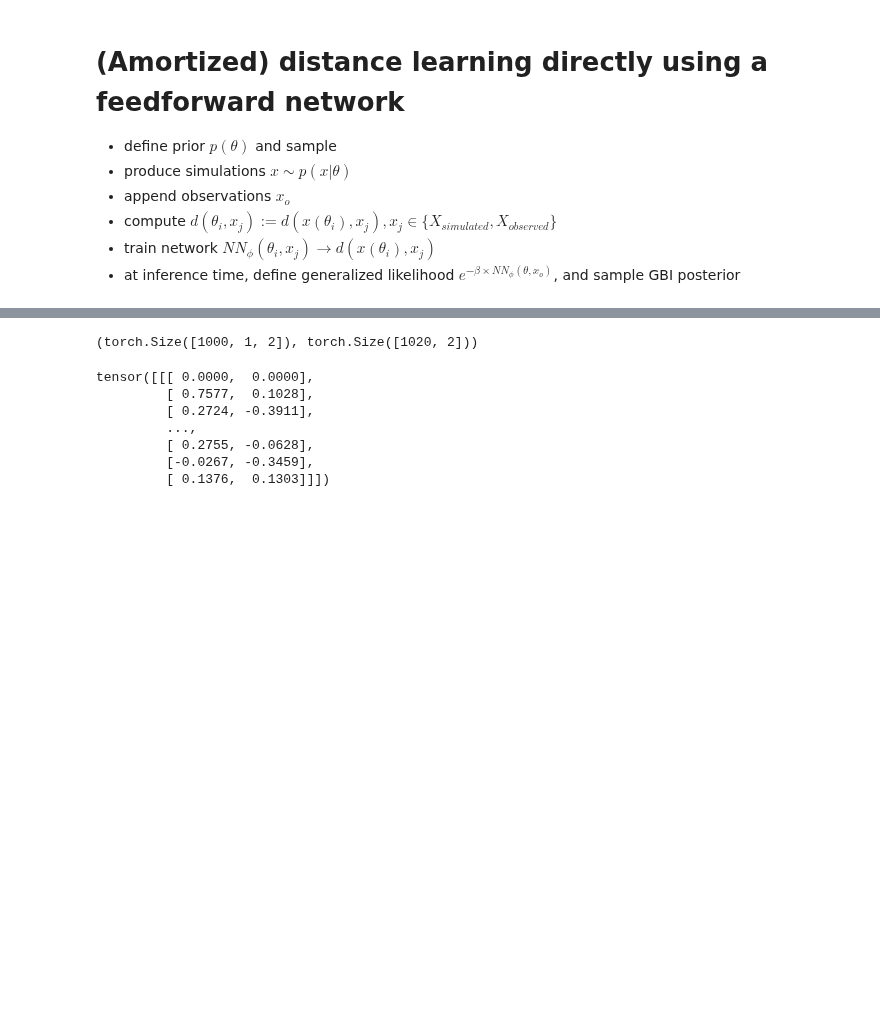
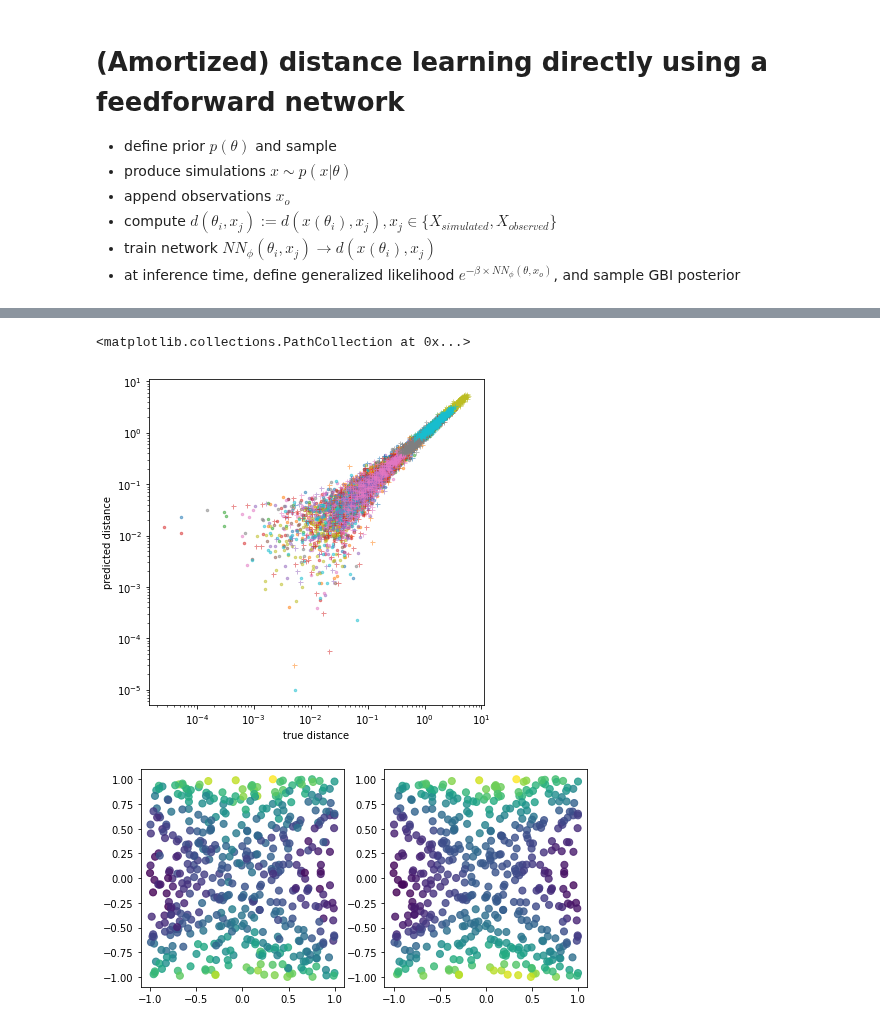
Before and after one commit to mackelab/neuralgbi, a Jupyter notebook: paper/fig4/notebooks/01_distance_learning.ipynb, the cells around one changed output, grey strips where cells are left out. Drawn from its saved outputs; the diff is of its cells as text; code cells hidden in the pictures; blank space fills up the shorter version.

```diff
--- a/paper/fig4/notebooks/01_distance_learning.ipynb
+++ b/paper/fig4/notebooks/01_distance_learning.ipynb
@@ -61,37 +111,19 @@ theta.unsqueeze(2).repeat((1,1, xs.shape[0])).shape, xs.unsqueeze(2).repeat((1,1
 # %%
-# train network
-class DistanceRegressionEstimator(nn.Module):
-    def __init__(self, theta_dim, x_dim, hidden_features, num_layers):
-        super().__init__()
-        # self.beta_sampling = 1
+plt.figure(figsize=(6,6))
+# x_o = x_obs[12,:]
+for i_x, x_o in enumerate(x_obs):
+    dist_pred = distance_net(theta, x_o.repeat((theta.shape[0],1))).squeeze()
+    dist_true = mse_dist(x.unsqueeze(1), x_o)
+    plt.loglog(dist_true, dist_pred.detach(), '.' if i_x<10 else '+', ms=5, alpha=0.5)
 
-        input_dim = theta_dim + x_dim
-        output_dim = 1
+plt.xlabel('true distance'); plt.ylabel('predicted distance');
 
-        layers = [nn.Linear(input_dim, hidden_features), nn.ReLU()]
-        for _ in range(num_layers - 1):
-            layers.append(nn.Linear(hidden_features, hidden_features))
-            layers.append(nn.ReLU())
-
-        layers.append(nn.Linear(hidden_features, output_dim))
-        self.net = nn.Sequential(*layers)
-
-    def forward(self, theta, x_o_batched):
-        """
-        Predicts distance between theta and x_o (repeated to be same batch size).
-        """
-        return self.net(torch.concat((theta, x_o_batched), dim=-1))
+plt.figure(figsize=(8,4))
+plt.subplot(1,2,1)
+plt.scatter(theta[:,0], theta[:,1], c=dist_true, s=50, alpha=0.8)
+plt.subplot(1,2,2)
+plt.scatter(theta[:,0], theta[:,1], c=dist_pred.detach(), s=50, alpha=0.8)
+# %% [output]
+<matplotlib.collections.PathCollection at 0x...>
+[figure, added]
+[figure, added]
-# %%
-x.unsqueeze(1).shape, xs.shape
-# %% [output]
-(torch.Size([1000, 1, 2]), torch.Size([1020, 2]))
-# %%
-x.unsqueeze(0) - xs[0]
-# %% [output]
-tensor([[[ 0.0000,  0.0000],
-         [ 0.7577,  0.1028],
-         [ 0.2724, -0.3911],
-         ...,
-         [ 0.2755, -0.0628],
-         [-0.0267, -0.3459],
-         [ 0.1376,  0.1303]]])
```
Also changed, not shown: parts of 11 cells of this notebook.
